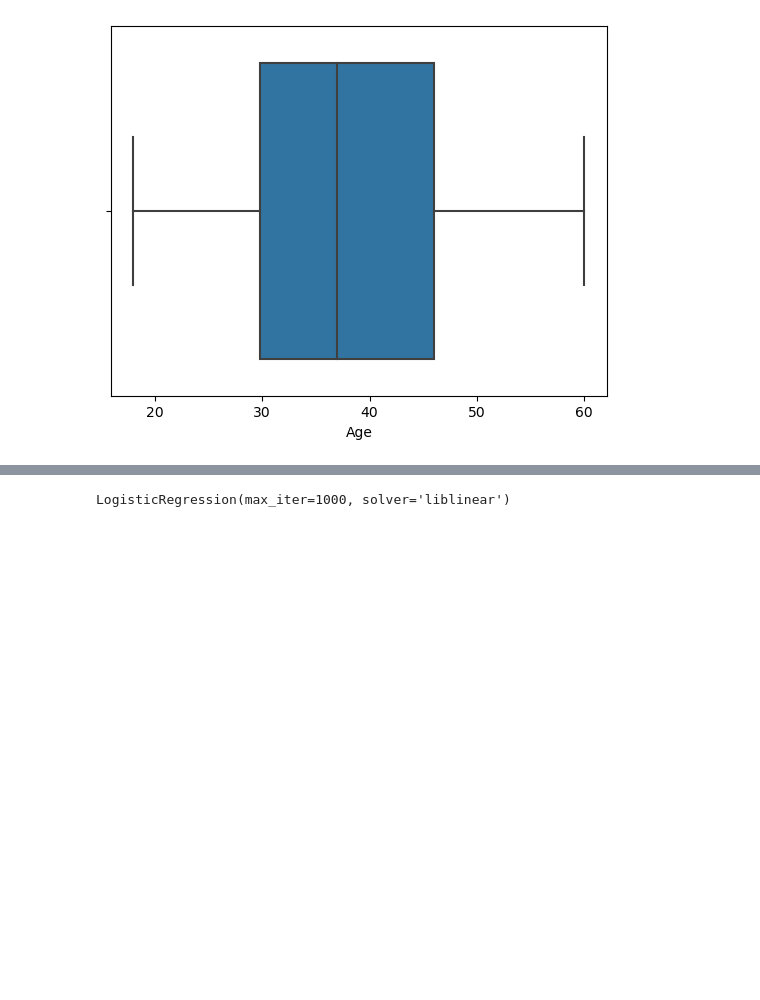
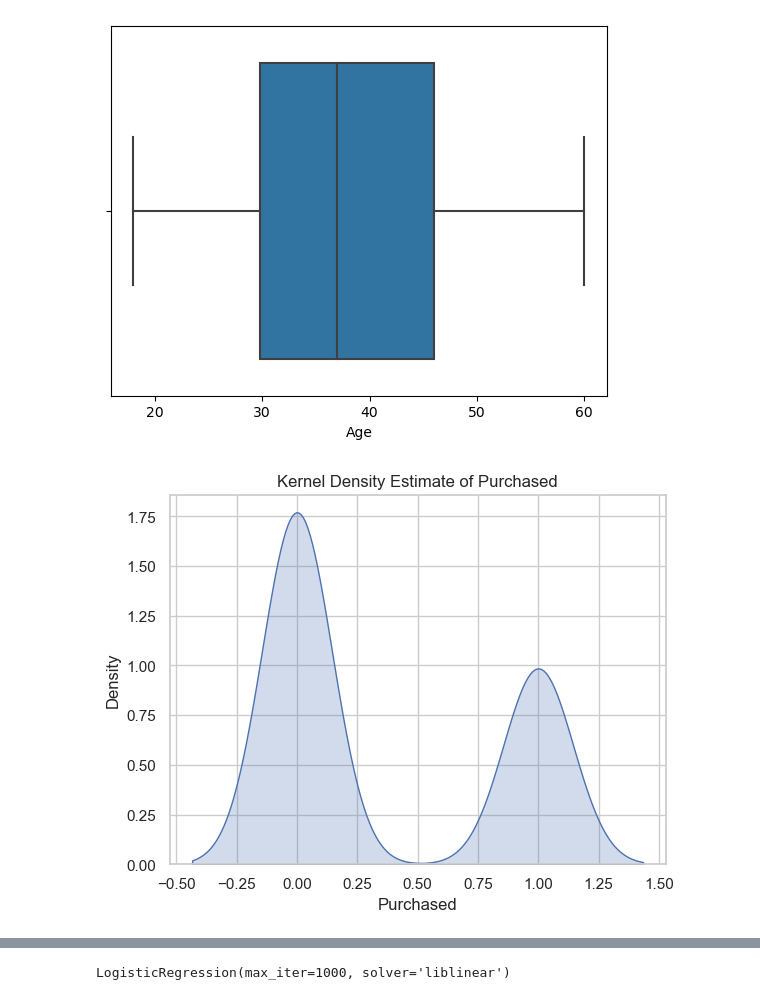
Before and after one commit to ajaysureshcodes/DSA_Assignments, a Jupyter notebook: Ajay Suresh DSA B1 Flask and Deployment.ipynb, the cells around one changed output, grey strips where cells are left out. Cells and saved outputs as stored; diff of their text form; code cells hidden in the pictures; blank space fills up the shorter version.

```diff
--- a/Ajay Suresh DSA B1 Flask and Deployment.ipynb
+++ b/Ajay Suresh DSA B1 Flask and Deployment.ipynb
@@ -105,3 +104,17 @@ sns.boxplot(x = data['Age'])
 plt.show()
 # %% [output]
 [figure]
+# %%
+age_bins = [0, 20, 30, 40, 50, 60, 100]
+age_labels = ['0-20', '21-30', '31-40', '41-50', '51-60', '61-100']
+
+data['Age_Group'] = pd.cut(data['Age'], bins=age_bins, labels=age_labels)
+# %%
+sns.set(style="whitegrid")
+sns.kdeplot(data=data, x='Purchased', fill=True)
+plt.xlabel('Purchased')
+plt.ylabel('Density')
+plt.title('Kernel Density Estimate of Purchased')
+plt.show()
+# %% [output]
+[figure, added]
```
Also changed, not shown: parts of 38 cells of this notebook.
